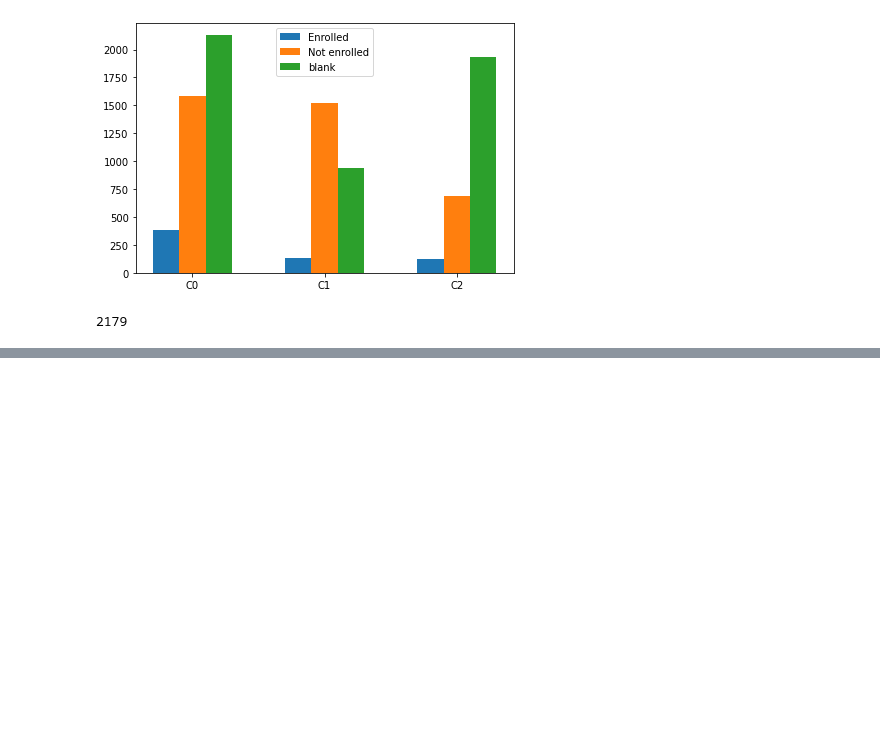
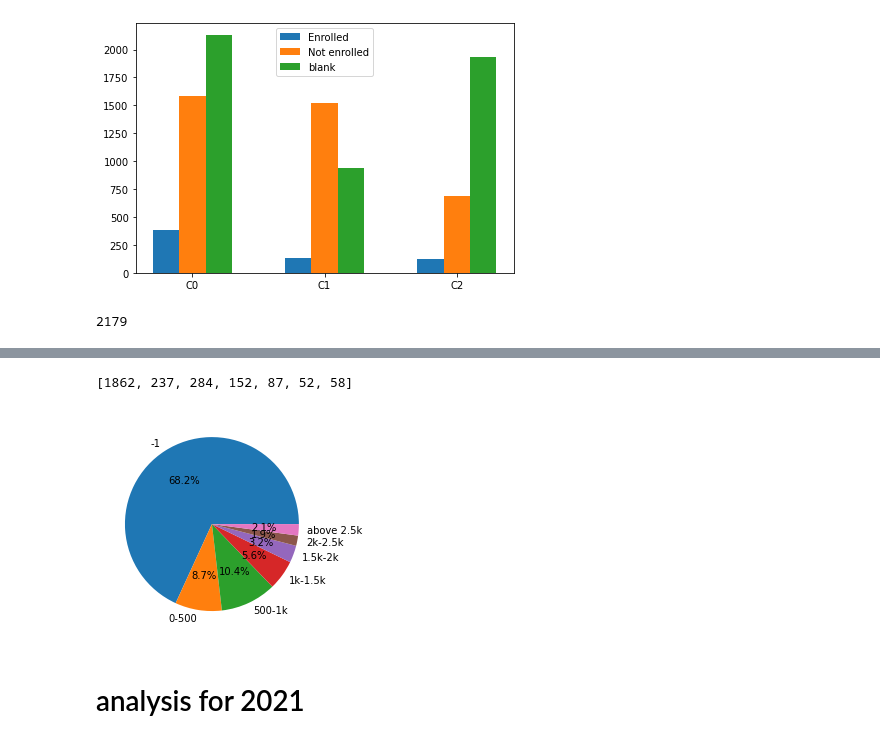
Before and after one commit to zzhu415/cs765FinalProject, a Jupyter notebook: analysis.ipynb, the cells around one changed output, grey strips where cells are left out. Drawn from its saved outputs; the diff is of its cells as text; code cells hidden in the pictures; blank space fills up the shorter version.

Commit message:
updated analysis with year 2020

```diff
--- a/analysis.ipynb
+++ b/analysis.ipynb
@@ -408,0 +438,22 @@ len(cluster0.loc[(cluster0['TEAGE']>=49)])
+# %%
+import matplotlib.pyplot as plt
+cluster0 = df_19[df_19['cluster_labels']==2]
+pieLabels = ['-1','0-500','500-1k','1k-1.5k','1.5k-2k','2k-2.5k','above 2.5k']
+size = [len(cluster0.loc[(cluster0['TRERNWA']==-1)]),
+        len(cluster0.loc[(cluster0['TRERNWA']>=0)& (cluster0['TRERNWA']<5*1e4)]),
+        len(cluster0.loc[(cluster0['TRERNWA']>=5*1e4)& (cluster0['TRERNWA']<1*1e5)]),
+        len(cluster0.loc[(cluster0['TRERNWA']>=1*1e5)& (cluster0['TRERNWA']<1.5*1e5)]),
+        len(cluster0.loc[(cluster0['TRERNWA']>=1.5*1e5)& (cluster0['TRERNWA']<2*1e5)]),
+        len(cluster0.loc[(cluster0['TRERNWA']>=2*1e5)& (cluster0['TRERNWA']<2.5*1e5)]),
+        len(cluster0.loc[(cluster0['TRERNWA']>=2.5*1e5)])
+        ]
+
+plt.pie(size,labels=pieLabels,autopct='%1.1f%%')
+
+
+print(size)
+# %% [output]
+[1862, 237, 284, 152, 87, 52, 58]
+[figure, added]
+# %% [markdown]
+<h1> analysis for 2021 </h1>
```
Also changed, not shown: parts of 19 cells of this notebook, 2 other files.
